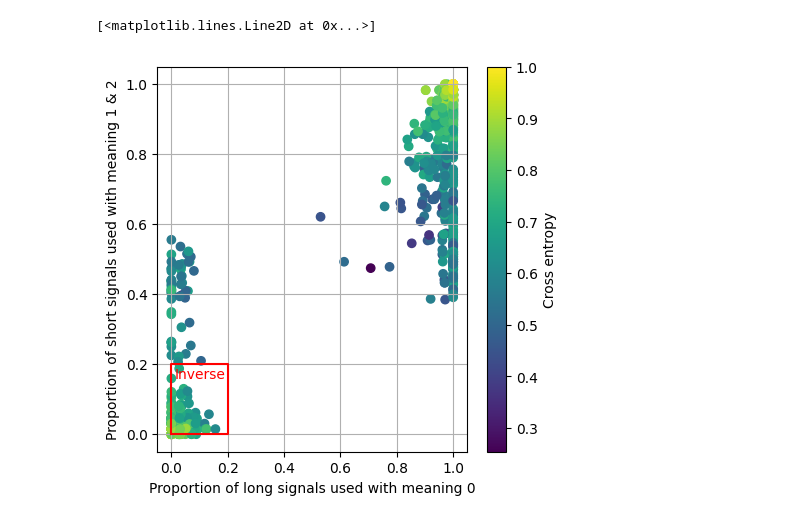
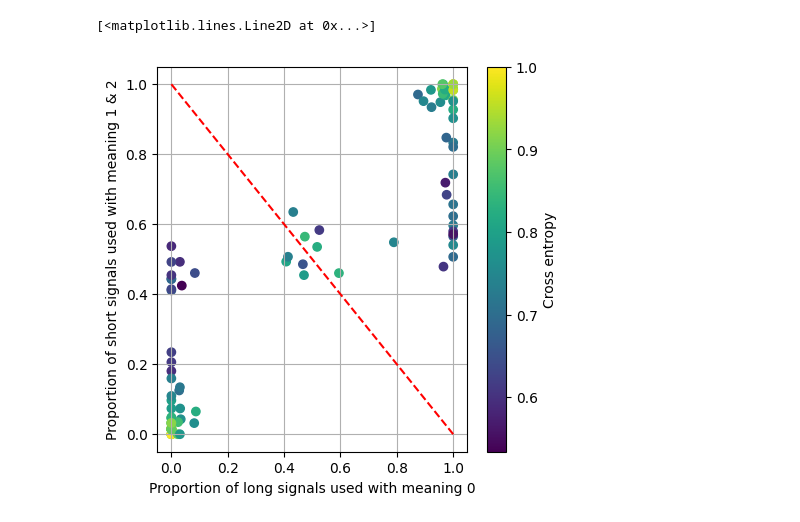
Before and after one commit to alexeykosh/2023-lexical-uncertainty-context-model, a Jupyter notebook: src/notebooks/experiment_model.ipynb, the cells around one changed output. Cells and saved outputs as stored; diff of their text form; code cells hidden in the pictures.

```diff
--- a/src/notebooks/experiment_model.ipynb
+++ b/src/notebooks/experiment_model.ipynb
@@ -104,8 +108,8 @@ class Agent(BaseRSA):
 # %%
 N_MEANINGS = 3
 CONTEXTS = np.array([[1, 1, 0], [1, 0, 1]]) # should we normalize?
-COSTS = np.array([0, 10])
-ALPHA = 5
+COSTS = np.array([0, 0])
+ALPHA = 1
 context_meanings = {0: [0, 1], 1: [0], 2: [1]}
 PRIOR = normalize(np.array([1, 1, 1]))
 # 0 -- star
@@ -130,6 +134,7 @@ for tr in trange(100):
             meaning_guess = agent2.listener(message, context)
             logs[_]['message'] = message
             logs[_]['meaning_guess'] = meaning_guess
+            logs[_]['lexicon'] = lex_to_str(agent1.get_lexicon()[0])
             if meaning_guess == meaning:
                 logs[_]['correct'] = True
                 agent1.update_lexicon(message, meaning)
@@ -141,17 +146,18 @@ for tr in trange(100):
             meaning_guess = agent1.listener(message, context)
             logs[_]['message'] = message
             logs[_]['meaning_guess'] = meaning_guess
+            logs[_]['lexicon'] = lex_to_str(agent1.get_lexicon()[0])
             if meaning_guess == meaning:
                 logs[_]['correct'] = True
                 agent1.update_lexicon(message, meaning)
                 agent2.update_lexicon(message, meaning)
             else:
                 logs[_]['correct'] = False
-        lexicons.append(agent1.get_lexicon())
+    lexicons.append(agent1.get_lexicon())
+    lexicons.append(agent2.get_lexicon())
     logs_comp.append(logs)
     posts.append(agent1.lexicon_probs)
     posts.append(agent2.lexicon_probs)
-    lexicons_L_p.append(agent1.L_p_max())
 # %%
 # sum over posts
 lexicon_probs = normalize(np.sum(posts, axis=0))
@@ -196,15 +201,0 @@ Text(0.5, 1.05, 'Possibe words')
-# %%
-unique_lex_L_p = np.unique(lexicons_L_p, axis=0)
-dim = round(np.sqrt(len(unique_lex_L_p))) + 1
-fig, ax = plt.subplots(dim, dim, figsize=(10, 5))
-for i, lex in enumerate(unique_lex_L_p):
-    ax[i//dim, i%dim].imshow(lex, cmap='Blues', vmin=0, vmax=0.5)
-    ax[i//dim, i%dim].xaxis.set_ticks([0, 1, 2], ['S', 'C', 'T'])
-    ax[i//dim, i%dim].yaxis.set_ticks([0, 1], ['short', 'long'])
-    ax[i//dim, i%dim].set_aspect('equal')
-# if there is lexicon that 16, remove the remaining axes
-if len(unique_lex_L_p) < dim**2:
-    for i in range(len(unique_lex_L_p), dim**2):
-        fig.delaxes(ax[i//dim, i%dim])
-fig.tight_layout()
-fig.suptitle('Possibe lexicons', fontsize=16, y=1.05)
@@ -251,8 +264,9 @@ for i, df in enumerate(dfs):
     results[i]['long_0'] = long_0
     results[i]['short_1'] = long_1
     results[i]['avg_length'] = df['numerical_length'].mean()
+    results[i]['lexicon'] = df['lexicon'].iloc[-1]
 # %%
 # convert results to dataframe
 results = pd.DataFrame(results).T
 # %%
-results.columns = ['cross_entropy', 'long_0', 'short_1', 'avg_length']
+results.columns = ['cross_entropy', 'long_0', 'short_1', 'avg_length', 'lexicon']
@@ -259,12 +295,12 @@ results.columns = ['cross_entropy', 'long_0', 'short_1', 'avg_length']
 # %%
 plt.figure(figsize=(5, 5))
 plt.scatter(results['long_0'], results['short_1'], c=results['cross_entropy'])
 plt.xlabel('Proportion of long signals used with meaning 0')
 plt.ylabel('Proportion of short signals used with meaning 1 & 2')
 plt.grid()
 plt.colorbar().set_label('Cross entropy')
-plt.text(0.012, 0.16, 'Inverse', color='red')
-plt.plot([0.0, 0.0, 0.2, 0.2, 0.0], [0.0, 0.2, 0.2, 0.0, 0.0], color='red')
+# add red diagonal line from 0, 1 to 1, 0 thru the plot
+plt.plot([0, 1], [1, 0], 'r--')
 # %% [output]
 [<matplotlib.lines.Line2D at 0x...>]
-[figure, old version]
+[figure, new version]
```
Also changed, not shown: parts of 17 cells of this notebook.
